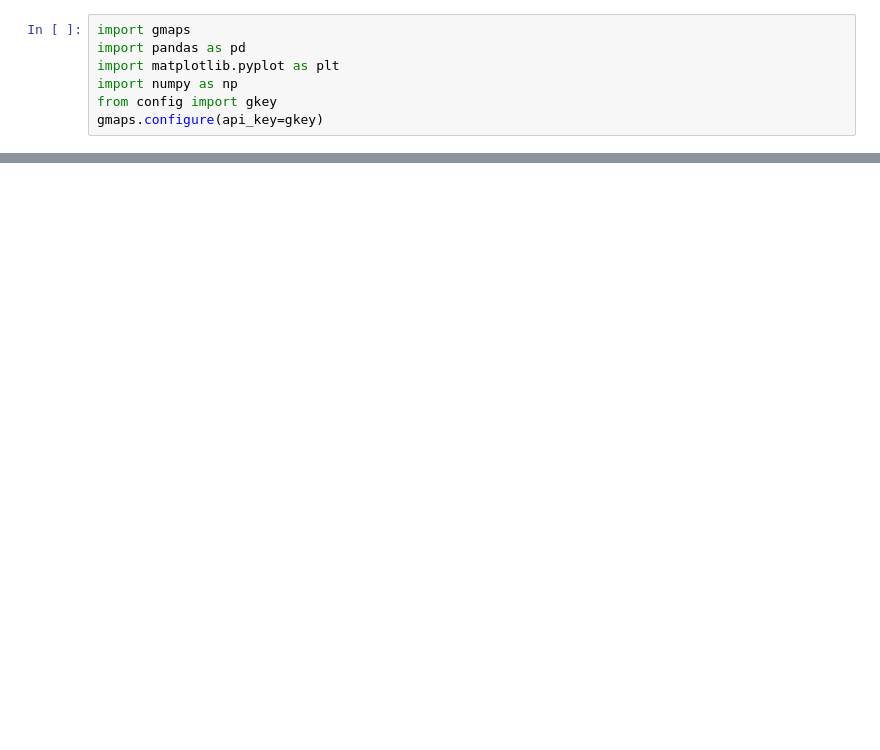
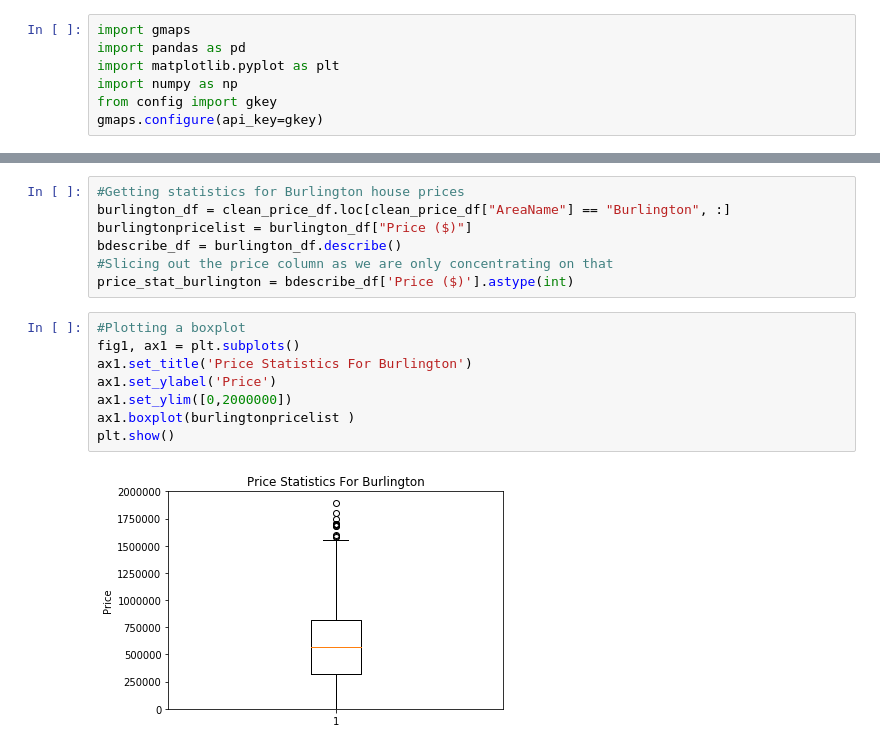
Before and after one commit to avinashdhawan/Data_Analytics_Project_1, a Jupyter notebook: house_prices.ipynb, the cells around one changed output, grey strips where cells are left out. Cells and saved outputs as stored; diff of their text form; blank space fills up the shorter version.

```diff
--- a/house_prices.ipynb
+++ b/house_prices.ipynb
@@ -83,0 +67,17 @@ bdescribe_df.plot.bar(y ='Price ($)')
+# %%
+#Getting statistics for Burlington house prices
+burlington_df = clean_price_df.loc[clean_price_df["AreaName"] == "Burlington", :]
+burlingtonpricelist = burlington_df["Price ($)"]
+bdescribe_df = burlington_df.describe()
+#Slicing out the price column as we are only concentrating on that
+price_stat_burlington = bdescribe_df['Price ($)'].astype(int)
+# %%
+#Plotting a boxplot
+fig1, ax1 = plt.subplots()
+ax1.set_title('Price Statistics For Burlington')
+ax1.set_ylabel('Price')
+ax1.set_ylim([0,2000000])
+ax1.boxplot(burlingtonpricelist )
+plt.show()
+# %% [output]
+[figure, added]
```
Also changed, not shown: parts of 14 cells of this notebook, 11 other files.
